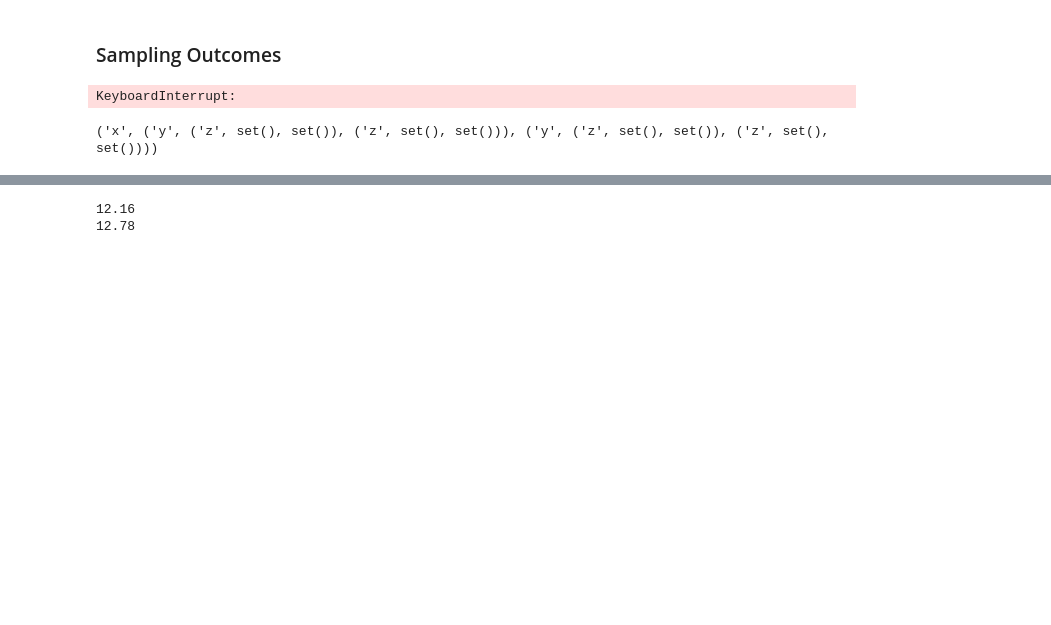
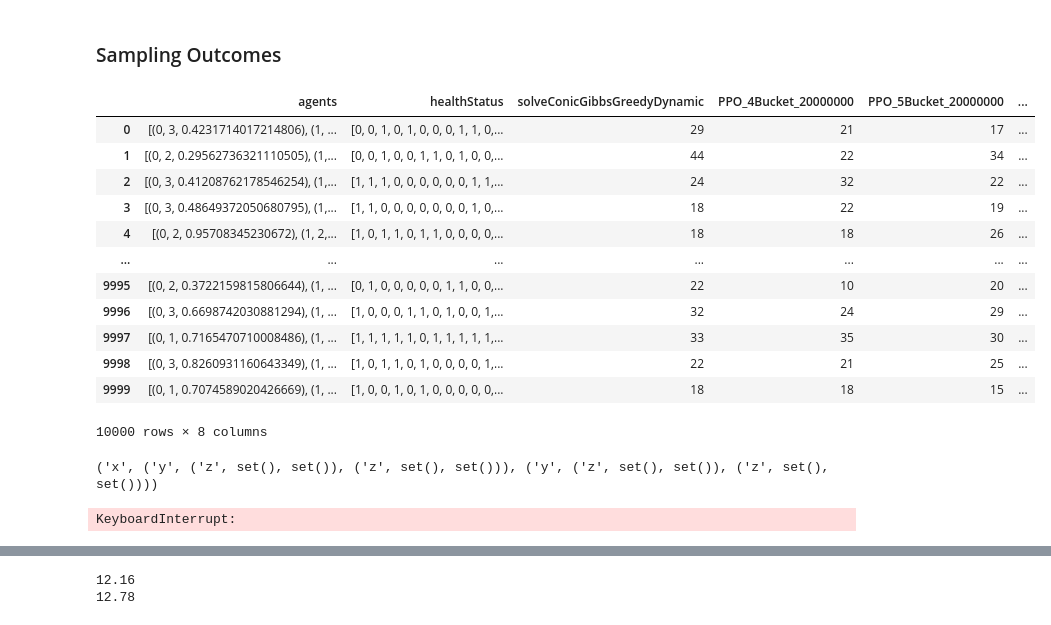
Before and after one commit to nrlopez03/pooled-testing, a Jupyter notebook: Pooled_Testing_Strategies.ipynb, the cells around one changed output, grey strips where cells are left out. Cells and saved outputs as stored; diff of their text form; code cells hidden in the pictures; blank space fills up the shorter version.

```diff
--- a/Pooled_Testing_Strategies.ipynb
+++ b/Pooled_Testing_Strategies.ipynb
@@ -3373,8 +3384,41 @@ for d in range(1, 6):
 # %% [markdown]
 ### Sampling Outcomes
 # %%
-file_path = "data/types/sample_N50_d2_B5_G5_Utils1.csv"
+file_path = "data/types/sample_N50_d2_B5_G5_Utils3.csv"
 df = pd.read_csv(file_path)
+# %%
+df
+# %% [output]
+|  | agents | healthStatus | solveConicGibbsGreedyDynamic | PPO_4Bucket_20000000 | PPO_5Bucket_20000000 | ... |
+| 0 | [(0, 3, 0.4231714017214806), (1, ... | [0, 0, 1, 0, 1, 0, 0, 0, 1, 1, 0,... | 29 | 21 | 17 | ... |
+| 1 | [(0, 2, 0.29562736321110505), (1,... | [0, 0, 1, 0, 0, 1, 1, 0, 1, 0, 0,... | 44 | 22 | 34 | ... |
+| 2 | [(0, 3, 0.41208762178546254), (1,... | [1, 1, 1, 0, 0, 0, 0, 0, 0, 1, 1,... | 24 | 32 | 22 | ... |
+| 3 | [(0, 3, 0.48649372050680795), (1,... | [1, 1, 0, 0, 0, 0, 0, 0, 0, 1, 0,... | 18 | 22 | 19 | ... |
+| 4 | [(0, 2, 0.95708345230672), (1, 2,... | [1, 0, 1, 1, 0, 1, 1, 0, 0, 0, 0,... | 18 | 18 | 26 | ... |
+| ... | ... | ... | ... | ... | ... | ... |
+| 9995 | [(0, 2, 0.3722159815806644), (1, ... | [0, 1, 0, 0, 0, 0, 0, 1, 1, 0, 0,... | 22 | 10 | 20 | ... |
+| 9996 | [(0, 3, 0.6698742030881294), (1, ... | [1, 0, 0, 0, 1, 1, 0, 1, 0, 0, 1,... | 32 | 24 | 29 | ... |
+| 9997 | [(0, 1, 0.7165470710008486), (1, ... | [1, 1, 1, 1, 1, 0, 1, 1, 1, 1, 1,... | 33 | 35 | 30 | ... |
+| 9998 | [(0, 3, 0.8260931160643349), (1, ... | [1, 0, 1, 1, 0, 1, 0, 0, 0, 0, 1,... | 22 | 21 | 25 | ... |
+| 9999 | [(0, 1, 0.7074589020426669), (1, ... | [1, 0, 0, 1, 0, 1, 0, 0, 0, 0, 0,... | 18 | 18 | 15 | ... |
+10000 rows × 8 columns
+# %%
+def strategy_to_tree(elements):
+    if not elements:
+        return "_"
+
+    root = elements[0]
+    left_subtree = strategy_to_tree(elements[1:]) if len(elements) > 1 else set()
+    right_subtree = strategy_to_tree(elements[1:]) if len(elements) > 1 else set()
+
+    return (root, left_subtree, right_subtree)
+
+# Example usage
+elements = ['x', 'y', 'z']
+tree = strategy_to_tree(elements)
+print(tree)
+# %% [output]
+('x', ('y', ('z', set(), set()), ('z', set(), set())), ('y', ('z', set(), set()), ('z', set(), set())))
 # %%
 function = solveConicGibbsGreedyDynamic
 
@@ -3401,20 +3445,3 @@ for i in tqdm(range(len(df)), desc="Processing rows", unit="row"):
 df.to_csv(file_path, index=False)
 # %% [output]
 KeyboardInterrupt:
-# %%
-def strategy_to_tree(elements):
-    if not elements:
-        return "_"
-
-    root = elements[0]
-    left_subtree = strategy_to_tree(elements[1:]) if len(elements) > 1 else set()
-    right_subtree = strategy_to_tree(elements[1:]) if len(elements) > 1 else set()
-
-    return (root, left_subtree, right_subtree)
-
-# Example usage
-elements = ['x', 'y', 'z']
-tree = strategy_to_tree(elements)
-print(tree)
-# %% [output]
-('x', ('y', ('z', set(), set()), ('z', set(), set())), ('y', ('z', set(), set()), ('z', set(), set())))
```
Also changed, not shown: parts of 24 cells of this notebook, 44 other files.
